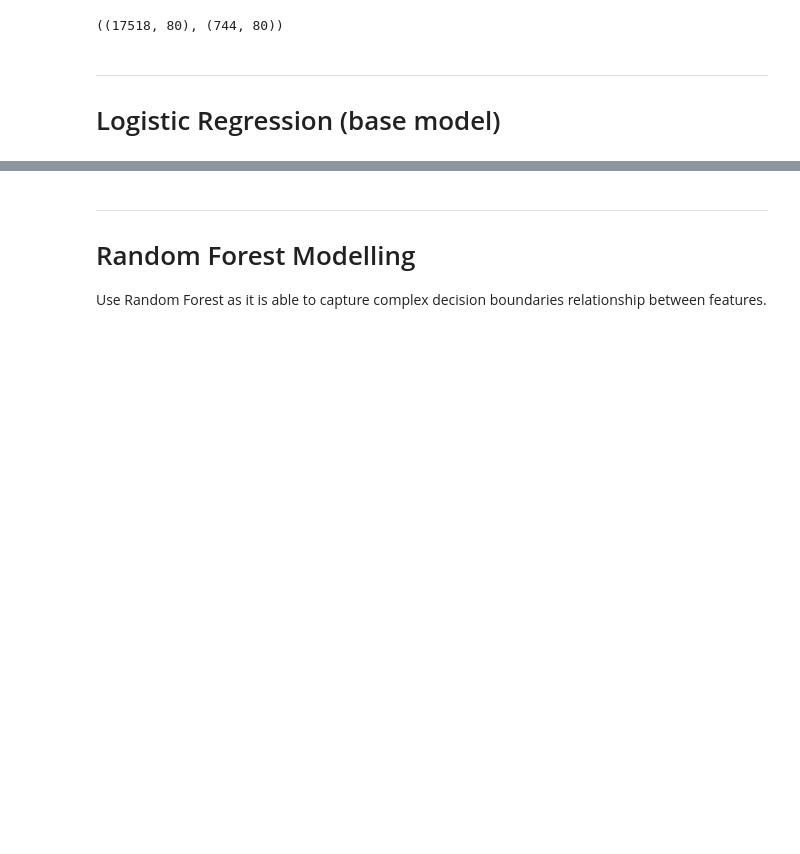
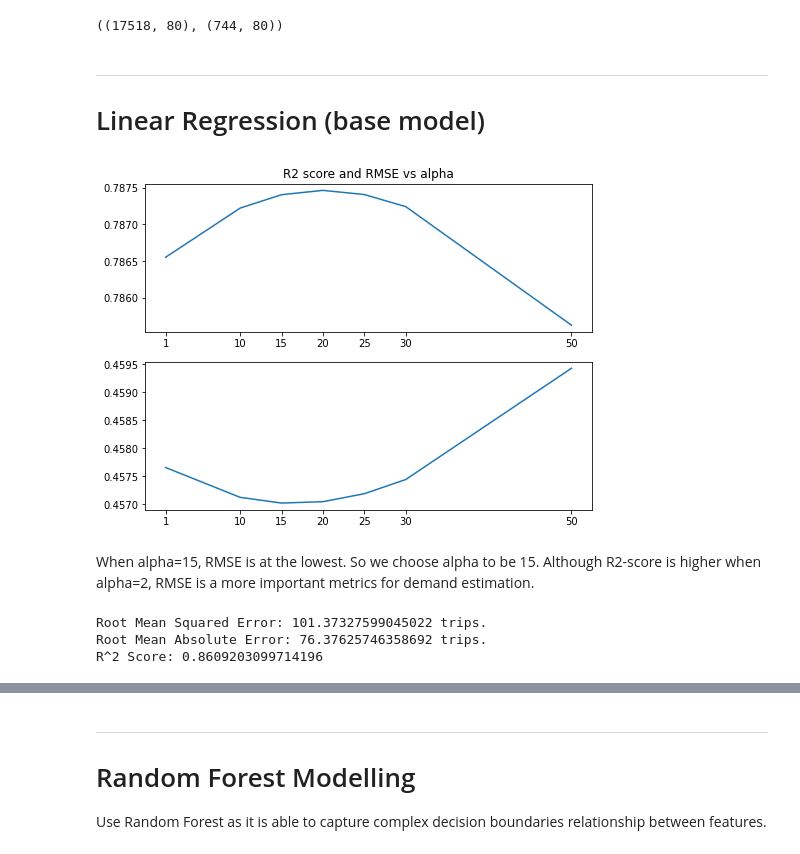
Before and after one commit to MAST30034-Applied-Data-Science/mast30034-project-1-pl0203, a Jupyter notebook: notebooks/modelling.ipynb, the cells around one changed output, grey strips where cells are left out. Saved outputs shown, nothing was run; the diff lists cells and outputs as text; code cells hidden in the pictures; blank space fills up the shorter version.

Commit message:
ridge regression done

```diff
--- a/notebooks/modelling.ipynb
+++ b/notebooks/modelling.ipynb
@@ -229,4 +194,4 @@ scaler_y_test = StandardScaler().fit(df_test[['trip_freq']])
 y_test = np.ravel(scaler_y_test.transform(df_test[['trip_freq']]))
 # %% [markdown]
 ---
-# Logistic Regression (base model)
+# Linear Regression (base model)
@@ -232,0 +200,28 @@ y_test = np.ravel(scaler_y_test.transform(df_test[['trip_freq']]))
+# %%
+rmse = []
+r2 = []
+alphas = [1, 10, 15, 20, 25, 30, 50]
+for a in alphas:
+    ridge = Ridge(alpha=a).fit(X_train, y_train)
+    rmse_cv = cross_val_score(ridge, X_train, y_train, cv=5,
+                             scoring='neg_root_mean_squared_error')
+    rmse.append(abs(np.mean(rmse_cv)))
+
+    r2_cv = cross_val_score(ridge, X_train, y_train, cv=5, scoring='r2')
+    r2.append(np.mean(r2_cv))
+
+
+plt.figure(figsize=(8,6))
+plt.subplot(2, 1, 1)
+plt.plot(alphas, r2, label='R2')
+plt.xticks(alphas)
+plt.title('R2 score and RMSE vs alpha')
+
+plt.subplot(2, 1, 2)
+plt.plot(alphas, rmse, label='RMSE')
+plt.xticks(alphas)
+plt.show()
+# %% [output]
+[figure, added]
+# %% [markdown]
+When alpha=15, RMSE is at the lowest. So we choose alpha to be 15. Although R2-score is higher when alpha=2, RMSE is a more important metrics for demand estimation.
@@ -232,0 +234,13 @@ y_test = np.ravel(scaler_y_test.transform(df_test[['trip_freq']]))
+# %%
+print('Root Mean Squared Error:',
+      np.sqrt(metrics.mean_squared_error(df_test['trip_freq'], y_pred_actual)),
+      'trips.')
+print('Root Mean Absolute Error:',
+      metrics.mean_absolute_error(df_test['trip_freq'],y_pred_actual),
+      'trips.')
+
+print('R^2 Score:', metrics.r2_score(df_test['trip_freq'], y_pred_actual))
+# %% [output]
+Root Mean Squared Error: 101.37327599045022 trips.
+Root Mean Absolute Error: 76.37625746358692 trips.
+R^2 Score: 0.8609203099714196
```
Also changed, not shown: parts of 35 cells of this notebook, 1 other file.
